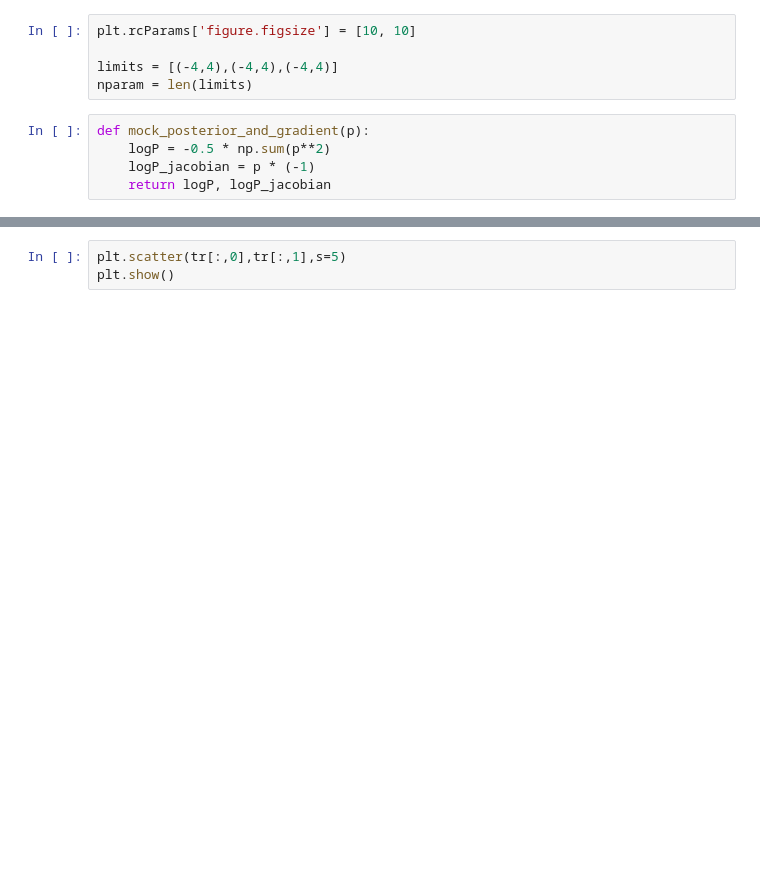
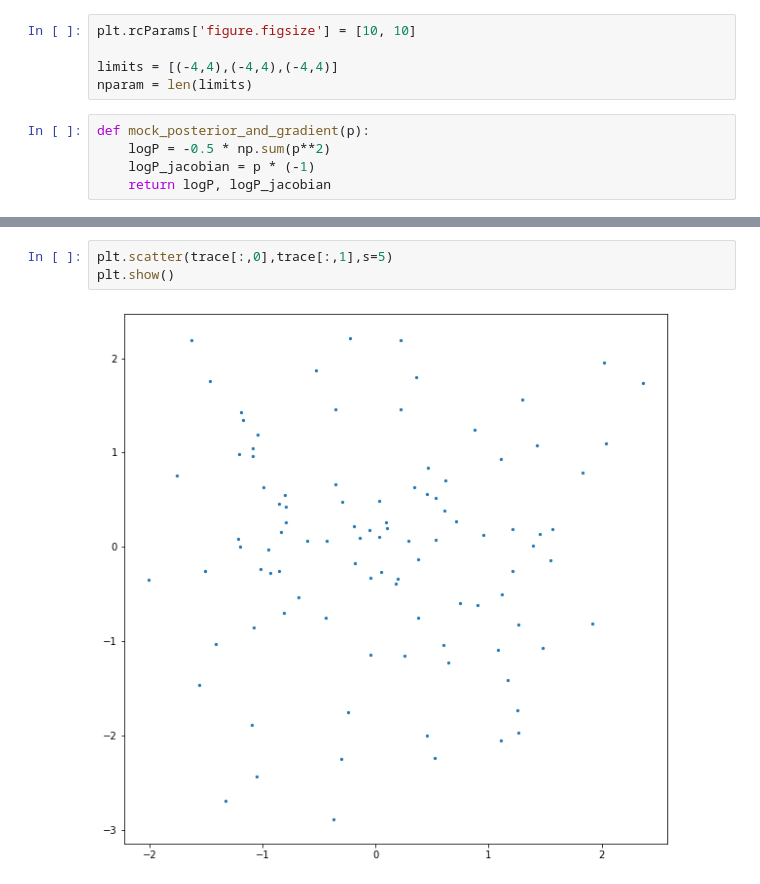
Before and after one commit to Orion-51/jax-cosmo-paper, a Jupyter notebook: notebooks/rhys_v2.ipynb, the cells around one changed output, grey strips where cells are left out. Saved outputs shown, nothing was run; the diff lists cells and outputs as text; blank space fills up the shorter version.

```diff
--- a/notebooks/rhys_v2.ipynb
+++ b/notebooks/rhys_v2.ipynb
@@ -56,3 +80,5 @@ plt.show()
 # %%
-plt.scatter(tr[:,0],tr[:,1],s=5)
+plt.scatter(trace[:,0],trace[:,1],s=5)
 plt.show()
+# %% [output]
+[figure, added]
```
Also changed, not shown: parts of 5 cells of this notebook, 2 other files.
